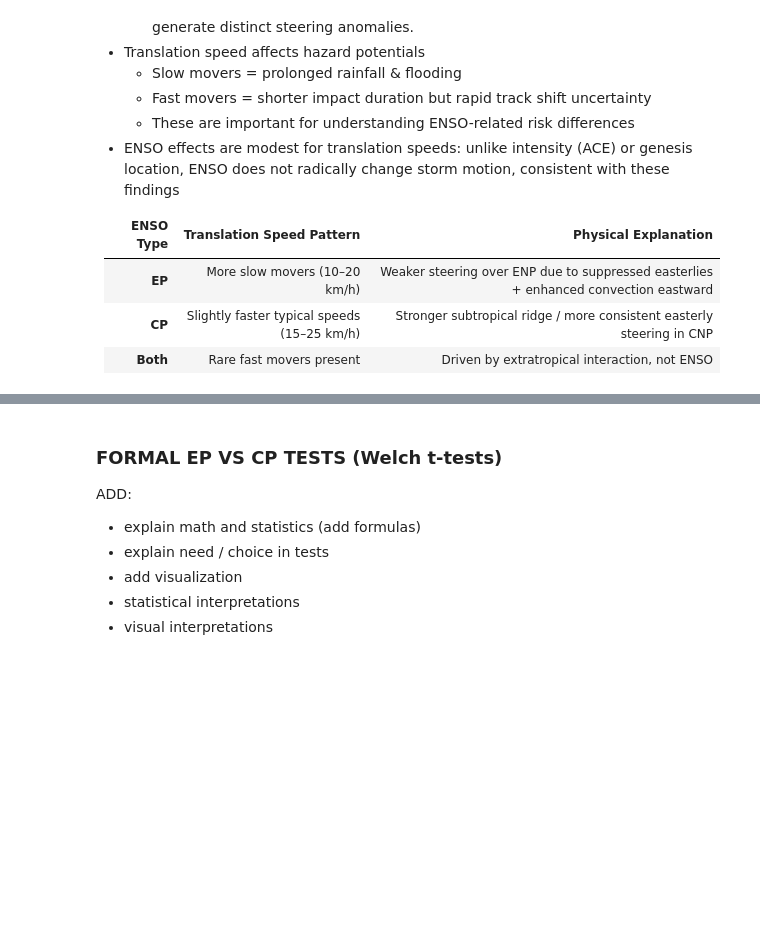
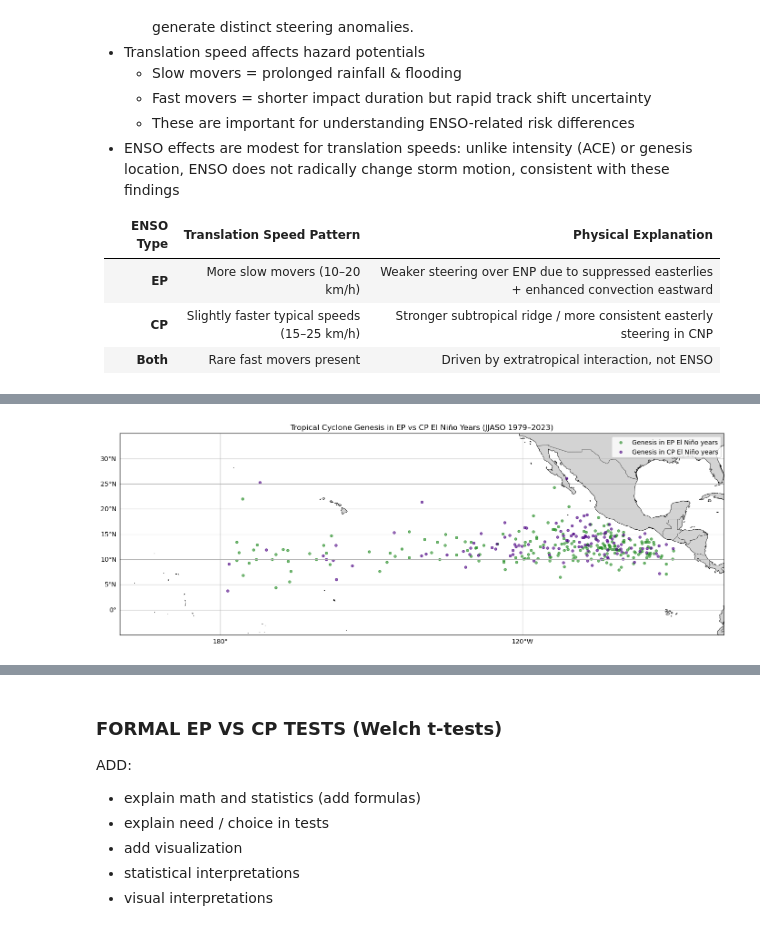
Before and after one commit to erinsatmosphere/ATMS_596_Final, a Jupyter notebook: ATMS_596_Final.ipynb, the cells around one changed output, grey strips where cells are left out. Saved outputs shown, nothing was run; the diff lists cells and outputs as text; code cells hidden in the pictures; blank space fills up the shorter version.

```diff
--- a/ATMS_596_Final.ipynb
+++ b/ATMS_596_Final.ipynb
@@ -1901,0 +2022,11 @@ df_tc.describe()
+# %%
+# create next-step (forward) for coordinates/time
+
+# latitude at the next 6-hourly fix for each storm
+df_tc['lat_next'] = df_tc.groupby('sid')['lat'].shift(-1)
+
+# longitude at the next fix (use lon_raw in -180..180 for distance calc)
+df_tc['lon_raw_next'] = df_tc.groupby('sid')['lon_raw'].shift(-1)
+
+# time at the next fix
+df_tc['time_next'] = df_tc.groupby('sid')['time'].shift(-1)
@@ -2124,0 +2287,9 @@ plt.show()
+# %%
+# restrict genesis to ENP/CNP storms only (no Atlantic, no OTHER) - origin was created earlier and already has:
+# - id, time, lat, lon_raw, basin_main, basin_gen
+# where basin_gen ∈ {"EP","CP","OTHER"} and all North Atlantic storms stayed "OTHER"
+genesis = origin[origin["basin_gen"].isin(["EP", "CP"])].copy()
+
+# add year and 0–360 lon for plotting
+genesis["year"] = genesis["time"].dt.year
+genesis["lon_0360"] = (genesis["lon_raw"] + 360) % 360
@@ -2125,3 +2323,43 @@ plt.show()
+# %%
+# plot genesis locations by ENSO type (EP vs CP El Niño years) - overlay with ENP/CNP genesis boxes? XXX FIX INTERPRETATIONS XXX
+
+fig = plt.figure(figsize=(14, 6))
+ax  = plt.axes(projection=ccrs.PlateCarree(central_longitude=210))
+
+# extent
+ax.set_extent([160, 280, -5, 35], crs=ccrs.PlateCarree())
+
+# features
+ax.add_feature(cfeature.LAND, facecolor='lightgray', zorder=0)
+ax.add_feature(cfeature.COASTLINE, linewidth=0.6, zorder=1)
+ax.add_feature(cfeature.BORDERS, linewidth=0.4, zorder=1)
+
+# formatting
+gl = ax.gridlines(draw_labels=True, dms=False, x_inline=False, y_inline=False)
+gl.top_labels = False
+gl.right_labels = False
+
+for t, color, label in [
+    ("EP", "forestgreen", "Genesis in EP El Niño years"),
+    ("CP", "indigo",      "Genesis in CP El Niño years"),
+]:
+    enso_years = enso_jjaso.loc[enso_jjaso["enso_type"] == t, "year"]
+    sub = genesis[genesis["year"].isin(enso_years)]
+    ax.scatter(
+        sub["lon_0360"], sub["lat"],
+        s=15, alpha=0.6,
+        color=color,
+        label=label,
+        transform=ccrs.PlateCarree()
+    )
+
+# titles and labels
+plt.title("Tropical Cyclone Genesis in EP vs CP El Niño Years (JJASO 1979–2023)")
+plt.legend(loc="upper right")
+plt.tight_layout()
+plt.show()
+# %% [output]
+[figure, added]
 # %% [markdown]
 ##### Interpretation: Genesis Locations by ENSO Type (JJASO 1979–2023)
 
```
Also changed, not shown: parts of 60 cells of this notebook, 2 other files.
